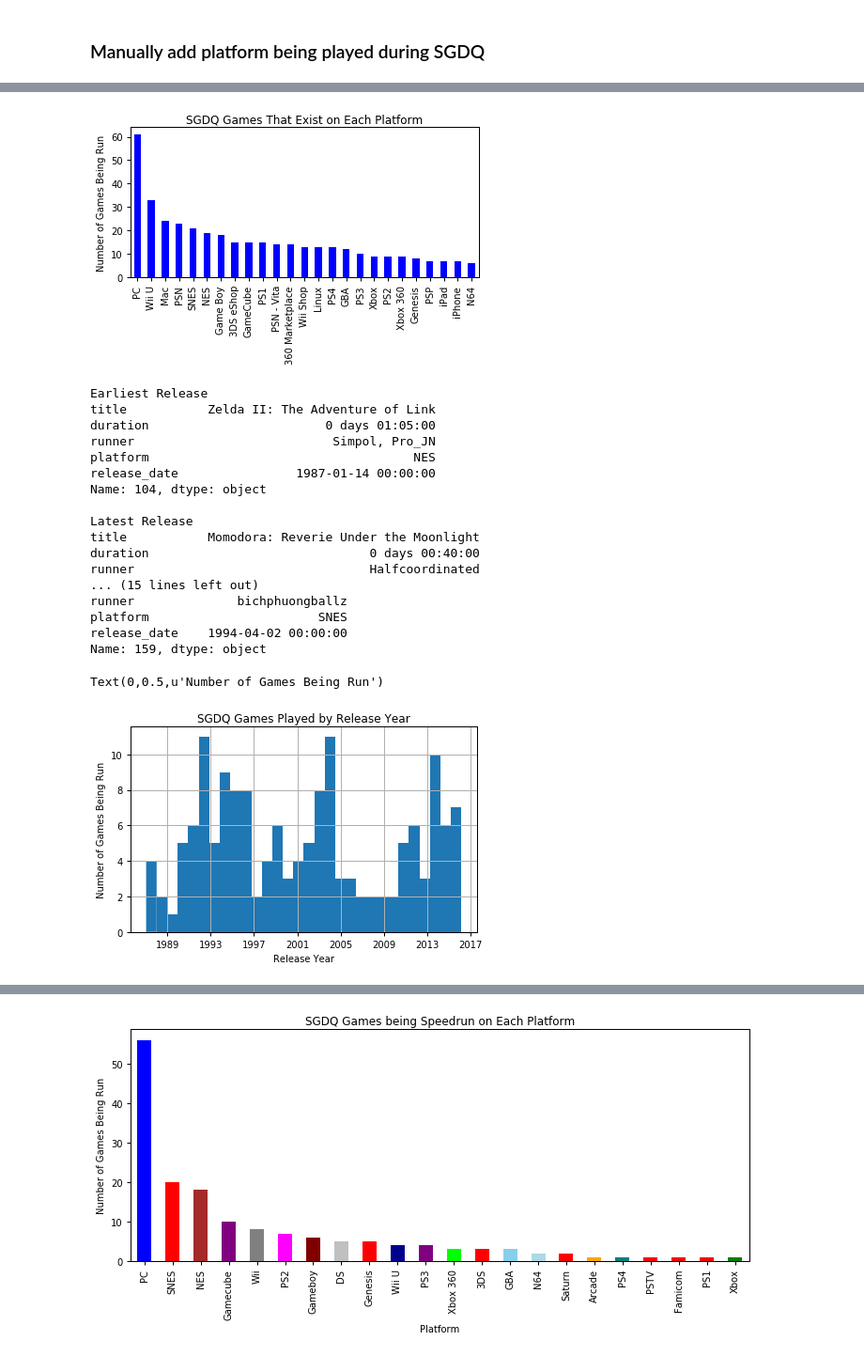
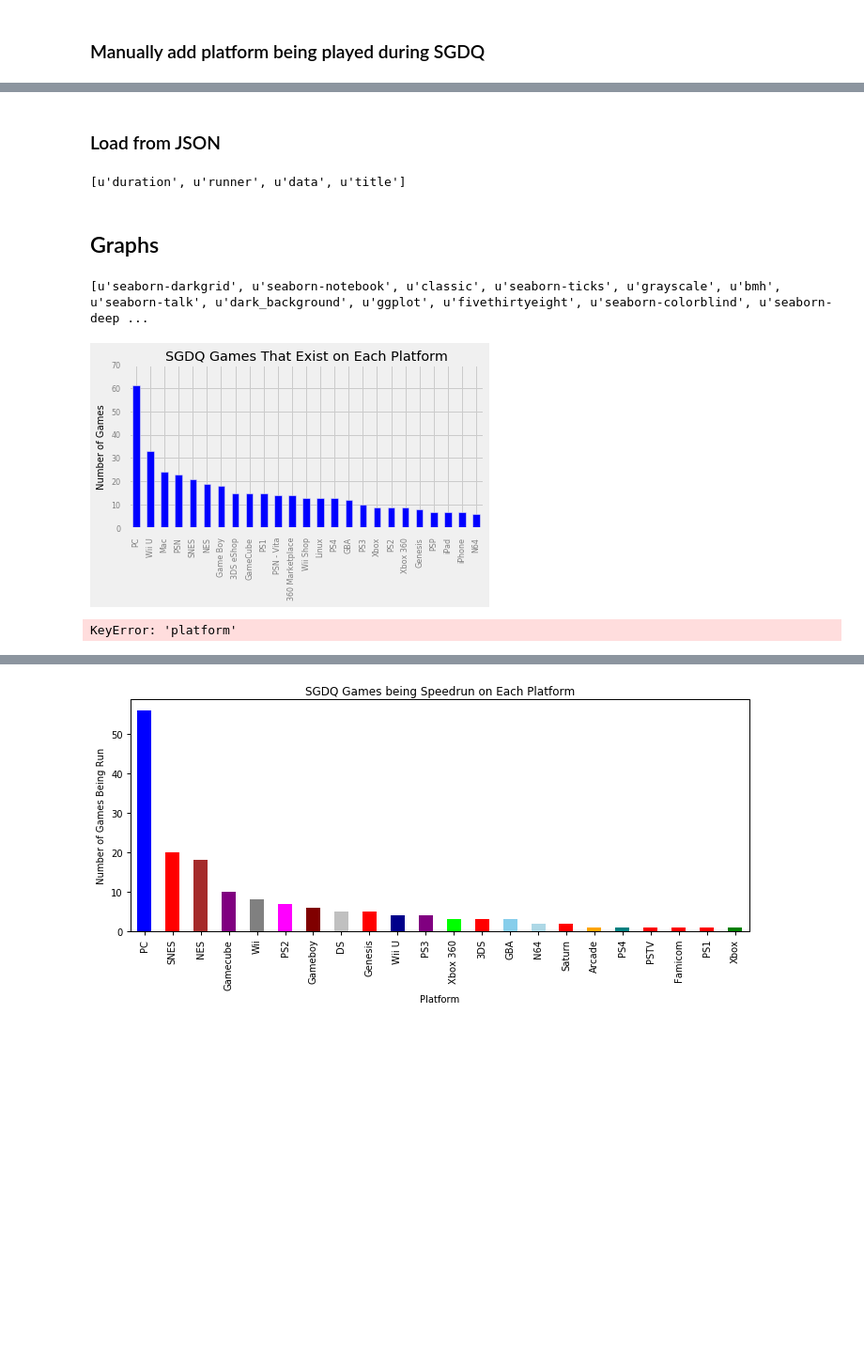
Before and after one commit to bcongdon/Data-Science-Projects, a Jupyter notebook: sgdq2016/SGDQ Schedule Analysis.ipynb, the cells around one changed output, grey strips where cells are left out. Shown: that part at 94% size. Saved outputs shown, nothing was run; the diff lists cells and outputs as text; code cells hidden in the pictures; blank space fills up the shorter version.

```diff
--- a/sgdq2016/SGDQ Schedule Analysis.ipynb
+++ b/sgdq2016/SGDQ Schedule Analysis.ipynb
@@ -142,32 +141,66 @@ with open("games_list.txt", "w+") as f:
+# %% [markdown]
+### Load from JSON
+# %%
+actual_games = list()
+with open ('games_list.txt', 'r') as f:
+    for line in f.read().split('\n'):
+        try:
+            actual_games.append(json.loads(line))
+        except Exception as e:
+            pass
+# %% [output]
+[u'duration', u'runner', u'data', u'title']
+# %% [markdown]
+## Graphs
 # %%
 import numpy as np
 import pandas as pd
-import matplotlib.pyplot as plt, mpld3
+import matplotlib.pyplot as plt
+import plotly.plotly as py
 %matplotlib inline
+print plt.style.available
+plt.style.use('fivethirtyeight')
+
+plt.rcParams['font.serif'] = 'Ubuntu'
+plt.rcParams['font.monospace'] = 'Ubuntu Mono'
+plt.rcParams['font.size'] = 10
+plt.rcParams['axes.labelcolor'] = 'black'
+plt.rcParams['axes.labelsize'] = 10
+plt.rcParams['figure.titleweight'] = 'bold'
+plt.rcParams['axes.labelweight'] = 'normal'
+
+plt.rcParams['xtick.color'] = 'grey'
+plt.rcParams['ytick.color'] = 'grey'
+plt.rcParams['xtick.labelsize'] = 8
+plt.rcParams['ytick.labelsize'] = 8
+plt.rcParams['legend.fontsize'] = 10
+plt.rcParams['figure.titlesize'] = 12
+
+
 
 platforms = list()
 for game in actual_games:
     if 'platforms' in game['data'] and game['data']['platforms']:
         platforms += ([x['name'] for x in game['data']['platforms']])
 platforms = pd.Series(platforms)
+figure = plt.figure()
 ax = platforms.value_counts()[:25].plot(kind='bar')
 shortnames = ['PC', 'Wii U', 'Mac', 'PSN', 'SNES' ,'NES', 'Game Boy', '3DS eShop', 'GameCube',
              'PS1', 'PSN - Vita', '360 Marketplace', 'Wii Shop', 'Linux', 'PS4', 'GBA', 'PS3',
               'Xbox', 'PS2', 'Xbox 360', 'Genesis', 'PSP', 'iPad', 'iPhone', 'N64']
 ax.set_xticklabels(shortnames)
 
 for x in range(25):
     ax.get_xticklabels()[x].title = shortnames
-plt.savefig('platforms.png')
-plt.ylabel('Number of Games Being Run')
+plt.ylabel('Number of Games')
 plt.title("SGDQ Games That Exist on Each Platform")
 ax.yaxis.set_ticks_position('left')
 ax.xaxis.set_ticks_position('bottom')
 plt.tight_layout()
-
-plt.savefig('general_platform_counts.png')
+plt.savefig('general_platform_counts.png', bbox_inches='tight', dpi=250)
 # %% [output]
+[u'seaborn-darkgrid', u'seaborn-notebook', u'classic', u'seaborn-ticks', u'grayscale', u'bmh', u'seaborn-talk', u'dark_background', u'ggplot', u'fivethirtyeight', u'seaborn-colorblind', u'seaborn-deep ...
-[figure, old version]
+[figure, new version]
 # %%
 
 actual_games[0]['data']
@@ -200,25 +233,7 @@ plt.xlabel('Release Year')
 plt.title('SGDQ Games Played by Release Year')
 plt.ylabel('Number of Games Being Run')
 # %% [output]
-Earliest Release
-title           Zelda II: The Adventure of Link
-duration                        0 days 01:05:00
-runner                           Simpol, Pro_JN
-platform                                    NES
-release_date                1987-01-14 00:00:00
-Name: 104, dtype: object
-
-Latest Release
-title           Momodora: Reverie Under the Moonlight
-duration                              0 days 00:40:00
-runner                                Halfcoordinated
-... (15 lines left out)
-runner              bichphuongballz
-platform                       SNES
-release_date    1994-04-02 00:00:00
-Name: 159, dtype: object
+KeyError: 'platform'
-Text(0,0.5,u'Number of Games Being Run')
-[figure, removed]
 # %%
 duration_grouped = game_frame.groupby(lambda x: game_frame.ix[x]['release_date'].year)
 duration_by_year = duration_grouped.aggregate(np.sum)['duration'].astype('timedelta64[m]')
```
Also changed, not shown: parts of 10 cells of this notebook, 1 other file.
